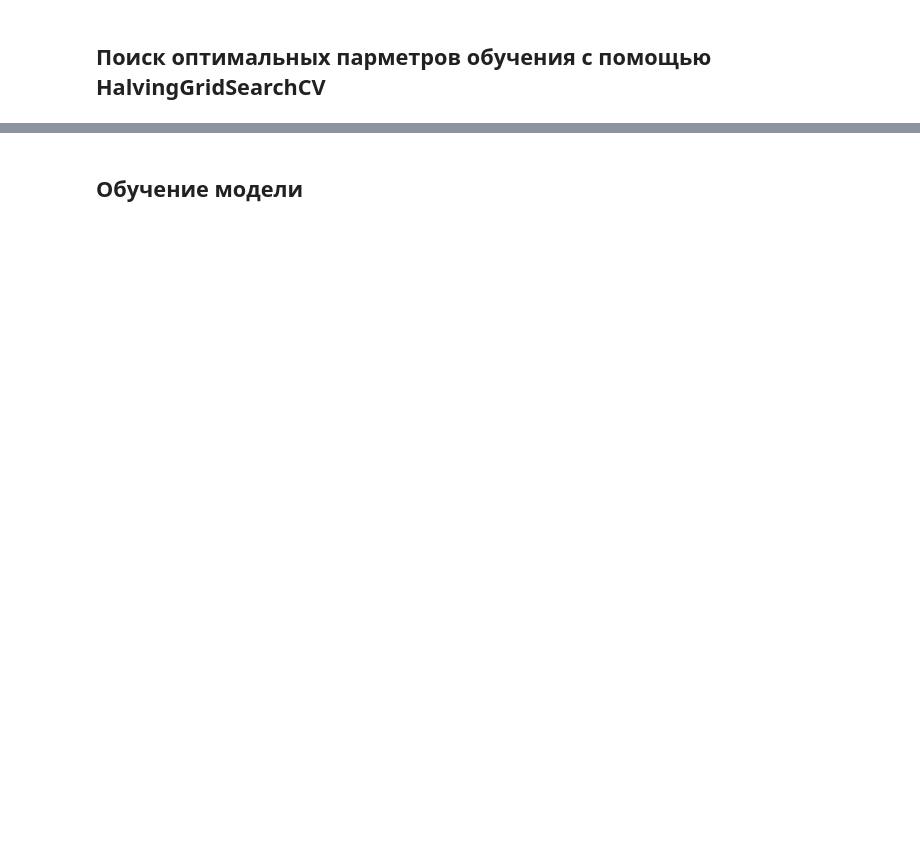
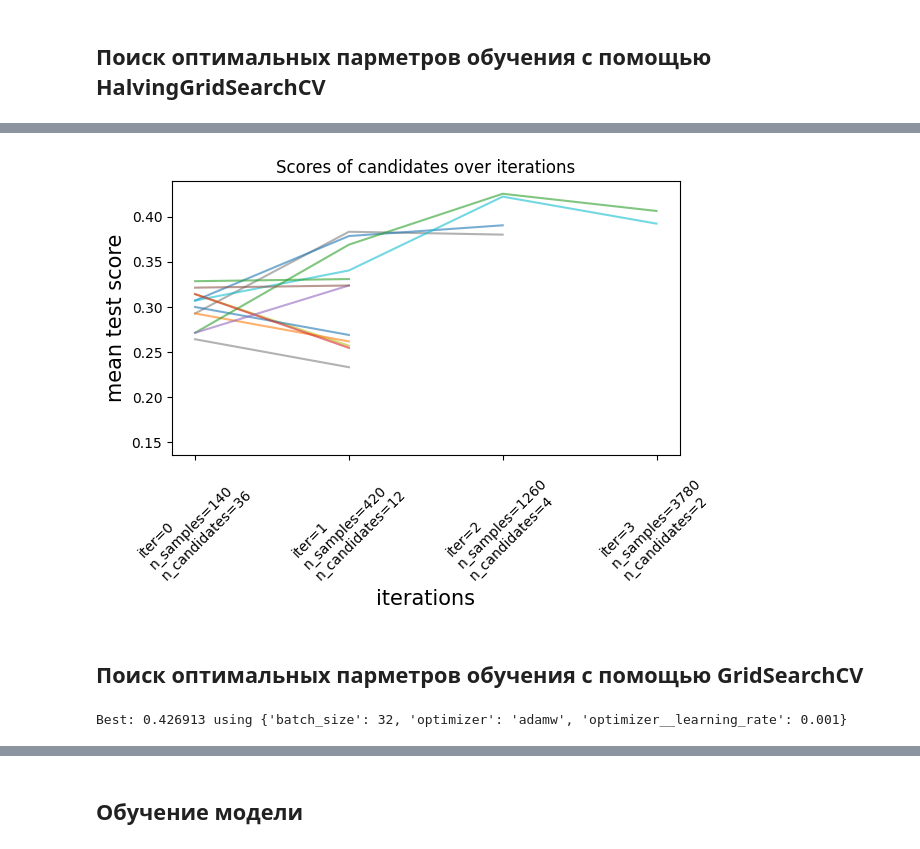
Before and after one commit to muratom/movie-box-office-prediction, a Jupyter notebook: 1_bor_tabular_prereleased.ipynb, the cells around one changed output, grey strips where cells are left out. Saved outputs shown, nothing was run; the diff lists cells and outputs as text; code cells hidden in the pictures; blank space fills up the shorter version.

```diff
--- a/1_bor_tabular_prereleased.ipynb
+++ b/1_bor_tabular_prereleased.ipynb
@@ -729,22 +524,30 @@ from keras.utils import plot_model
 # %% [markdown]
 ## Поиск оптимальных парметров обучения с помощью HalvingGridSearchCV
 # %%
-from keras.callbacks import ModelCheckpoint, EarlyStopping, TensorBoard
-from keras.models import load_model
+from keras.callbacks import EarlyStopping
 from sklearn.experimental import enable_halving_search_cv
 from scikeras.wrappers import KerasClassifier
 
 from sklearn.model_selection import HalvingGridSearchCV
+from sklearn.metrics import accuracy_score, make_scorer
 
-def find_optimal_hyperparameters():
+def halving_grid_search():
     def create_model():
-        return build_model((X_train.shape[1],), cfg.num_classes)
+        return build_model(
+            original_input_shape=X.shape[1],
+            n_unique_actors=pd.concat([X['actor_1'], X['actor_2'], X['actor_3']]).nunique(),
+            n_unique_directors=X['director'].nunique(),
+            n_unique_production_companies=X['production_company'].nunique(),
+            n_unique_production_countries=X['production_country'].nunique(),
+            n_unique_domestic_distributor=X['domestic_distributor'].nunique(),
+            n_classes=cfg.num_classes,
+        )
 
     # Настраиваем callback для ранней остановки модели
     early_stopping = EarlyStopping(monitor="val_loss", min_delta=cfg.early_stopping_min_delta, patience=cfg.early_stopping_patience)
 
     model = KerasClassifier(
-        build_fn=create_model,
+        model=create_model,
         loss='sparse_categorical_crossentropy',
         metrics=['accuracy'],
         epochs=cfg.num_epochs,
@@ -758,7 +561,7 @@ def find_optimal_hyperparameters():
     params = {
         'optimizer': ['adam', 'adamw', 'adadelta', 'adagrad'],
         'batch_size': [16, 32, 64],
-        "optimizer__learning_rate": [0.001, 0.01, 0.1]
+        "optimizer__learning_rate": [1e-2, 1e-3, 1e-4],
     }
     grid = HalvingGridSearchCV(
         estimator=model,
@@ -782,0 +578,12 @@ def find_optimal_hyperparameters():
+# %%
+import dill
+
+halving_grid_search_result = halving_grid_search() # 12 min
+
+with open(f'{cfg.checkpoint_path}halving_grid.pkl', 'wb') as f:
+    dill.dump(halving_grid_search_result, f, protocol=5)
+# %%
+import dill
+
+with open(f'{cfg.checkpoint_path}halving_grid.pkl', 'rb') as f:
+    halving_grid_search_result = dill.load(f)
@@ -782,0 +594,4 @@ def find_optimal_hyperparameters():
+# %%
+results = pd.DataFrame(halving_grid_search_result.cv_results_)
+with pd.option_context('display.max_colwidth', None):
+    display(results.sort_values('rank_test_score')[['params', 'mean_test_score', 'std_test_score', 'rank_test_score']])
@@ -783,24 +616,28 @@ def find_optimal_hyperparameters():
 # %%
-def plot_grid_result(grid_result):
+def plot_halving_grid_result(grid_result):
     results = pd.DataFrame(grid_result.cv_results_)
     results["params_str"] = results.params.apply(str)
     results.drop_duplicates(subset=("params_str", "iter"), inplace=True)
     mean_scores = results.pivot(
         index="iter", columns="params_str", values="mean_test_score"
     )
     ax = mean_scores.plot(legend=False, alpha=0.6)
 
     labels = [
         f"iter={i}\nn_samples={grid_result.n_resources_[i]}\nn_candidates={grid_result.n_candidates_[i]}"
         for i in range(grid_result.n_iterations_)
     ]
 
     ax.set_xticks(range(grid_result.n_iterations_))
     ax.set_xticklabels(labels, rotation=45, multialignment="left")
     ax.set_title("Scores of candidates over iterations")
     ax.set_ylabel("mean test score", fontsize=15)
     ax.set_xlabel("iterations", fontsize=15)
     plt.tight_layout()
     plt.show()
 
-# plot_grid_result(grid_result)
+plot_halving_grid_result(halving_grid_search_result)
+# %% [output]
+[figure, added]
+# %% [markdown]
+## Поиск оптимальных парметров обучения с помощью GridSearchCV
@@ -806,0 +742,4 @@ def plot_grid_result(grid_result):
+# %%
+print("Best: %f using %s" % (full_grid_search_result.best_score_, full_grid_search_result.best_params_))
+# %% [output]
+Best: 0.426913 using {'batch_size': 32, 'optimizer': 'adamw', 'optimizer__learning_rate': 0.001}
```
Also changed, not shown: parts of 125 cells of this notebook.
